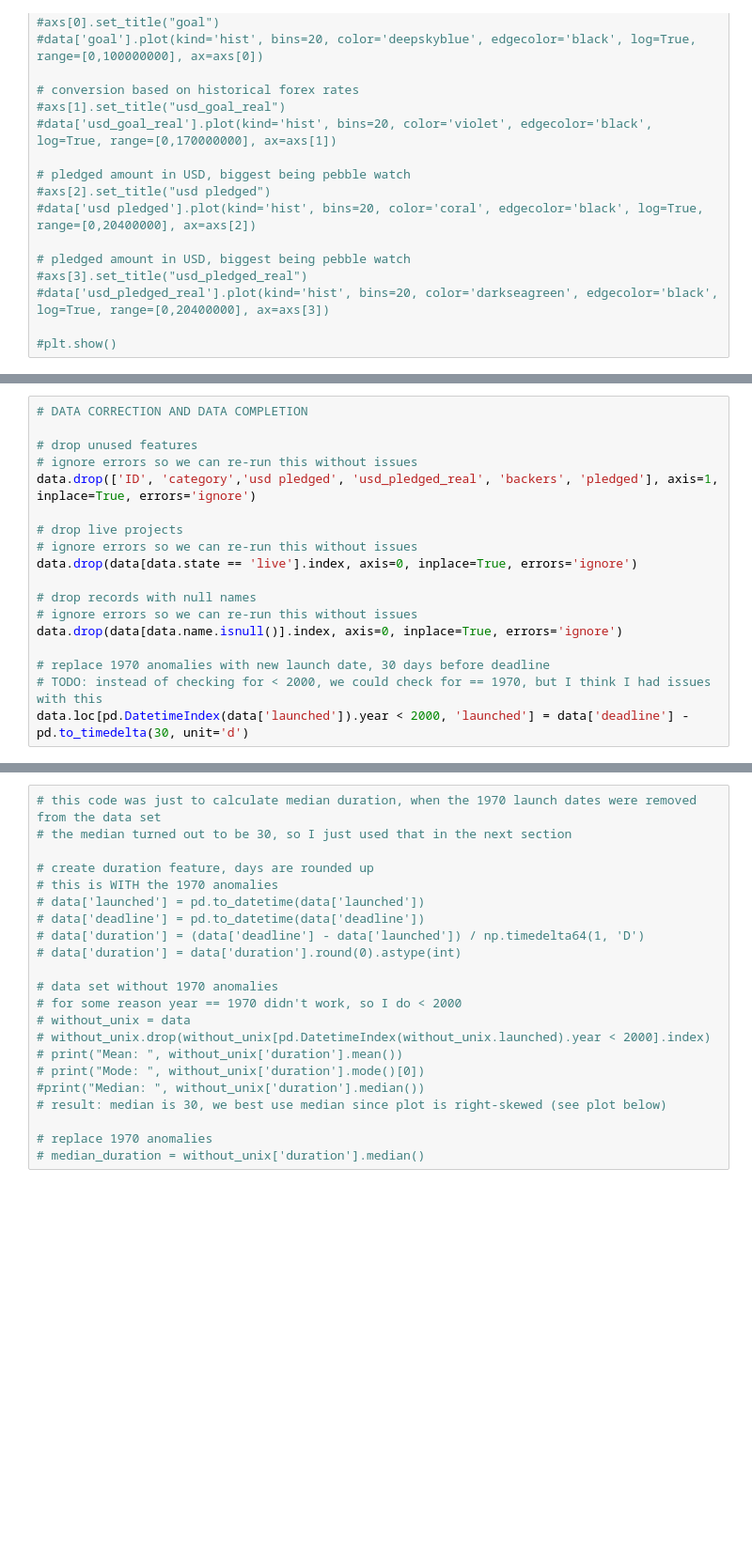
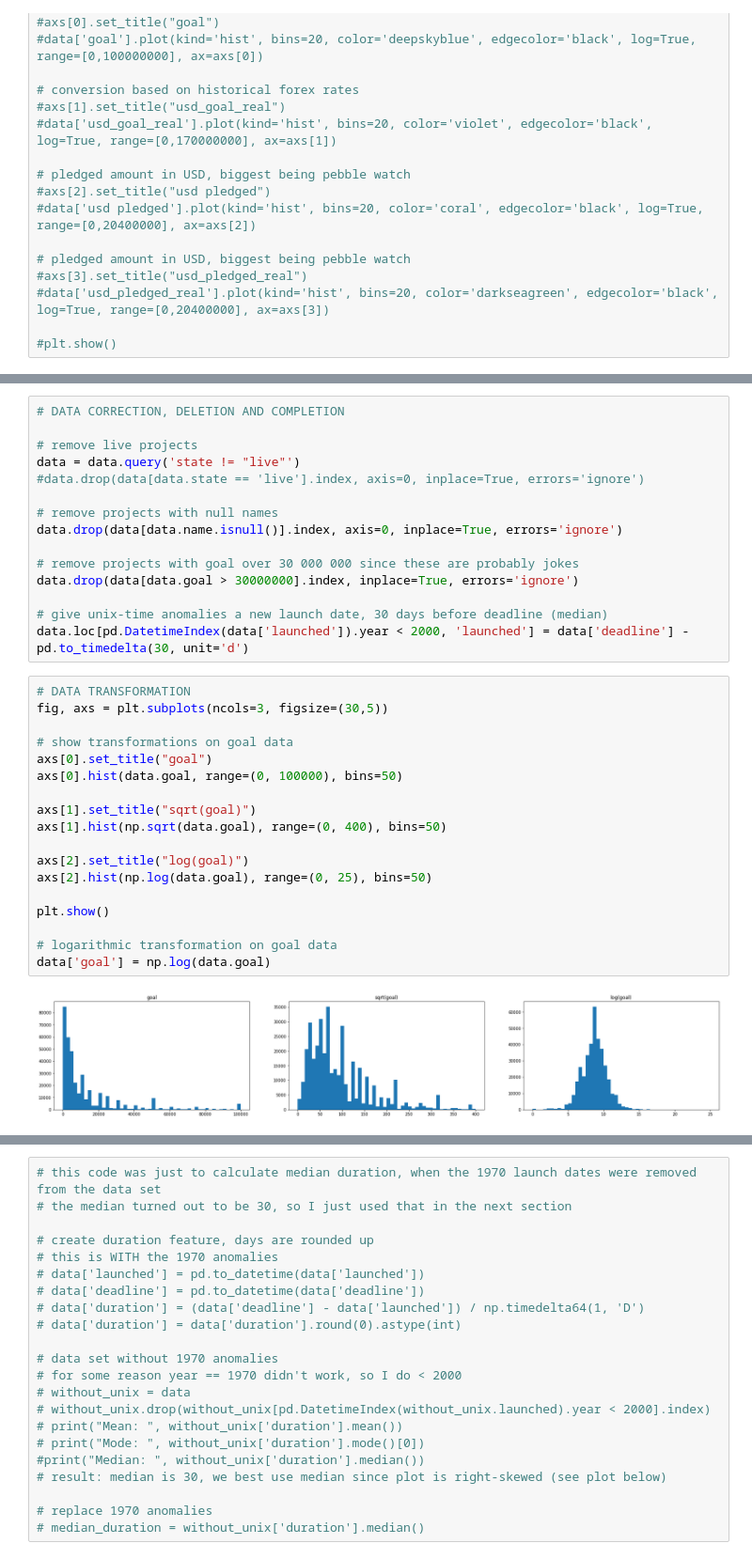
Before and after one commit to alexanderameye/machine-learning, a Jupyter notebook: project/data/notebook.ipynb, the cells around one changed output, grey strips where cells are left out. Shown at 94% size. Drawn from its saved outputs; the diff is of its cells as text; blank space fills up the shorter version.

```diff
--- a/project/data/notebook.ipynb
+++ b/project/data/notebook.ipynb
@@ -167,18 +152,35 @@ data['deadline'] = pd.to_datetime(data['deadline'])
 # %%
-# DATA CORRECTION AND DATA COMPLETION
+# DATA CORRECTION, DELETION AND COMPLETION
 
-# drop unused features
-# ignore errors so we can re-run this without issues
-data.drop(['ID', 'category','usd pledged', 'usd_pledged_real', 'backers', 'pledged'], axis=1, inplace=True, errors='ignore')
+# remove live projects
+data = data.query('state != "live"')
+#data.drop(data[data.state == 'live'].index, axis=0, inplace=True, errors='ignore')
 
-# drop live projects
-# ignore errors so we can re-run this without issues
-data.drop(data[data.state == 'live'].index, axis=0, inplace=True, errors='ignore')
-
-# drop records with null names
-# ignore errors so we can re-run this without issues
+# remove projects with null names
 data.drop(data[data.name.isnull()].index, axis=0, inplace=True, errors='ignore')
 
-# replace 1970 anomalies with new launch date, 30 days before deadline
-# TODO: instead of checking for < 2000, we could check for == 1970, but I think I had issues with this
+# remove projects with goal over 30 000 000 since these are probably jokes
+data.drop(data[data.goal > 30000000].index, inplace=True, errors='ignore')
+
+# give unix-time anomalies a new launch date, 30 days before deadline (median)
 data.loc[pd.DatetimeIndex(data['launched']).year < 2000, 'launched'] = data['deadline'] - pd.to_timedelta(30, unit='d')
+# %%
+# DATA TRANSFORMATION
+fig, axs = plt.subplots(ncols=3, figsize=(30,5))
+
+# show transformations on goal data
+axs[0].set_title("goal")
+axs[0].hist(data.goal, range=(0, 100000), bins=50)
+
+axs[1].set_title("sqrt(goal)")
+axs[1].hist(np.sqrt(data.goal), range=(0, 400), bins=50)
+
+axs[2].set_title("log(goal)")
+axs[2].hist(np.log(data.goal), range=(0, 25), bins=50)
+
+plt.show()
+
+# logarithmic transformation on goal data
+data['goal'] = np.log(data.goal)
+# %% [output]
+[figure, added]
```
Also changed, not shown: parts of 12 cells of this notebook.
